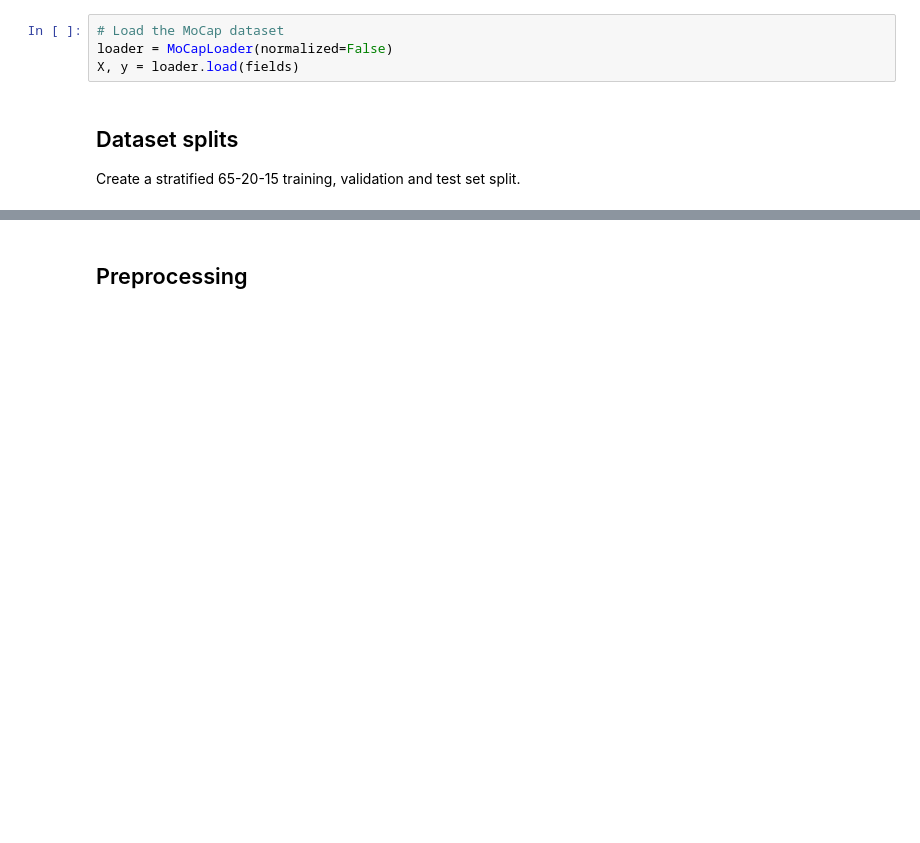
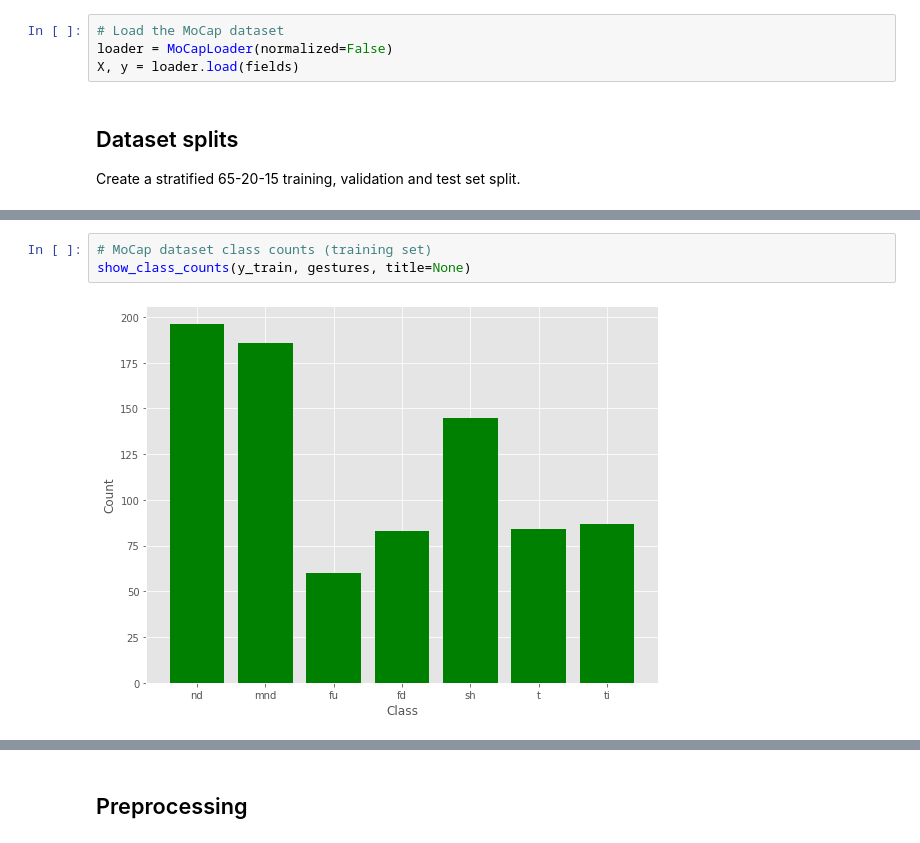
Before and after one commit to eonu/inf4-hons, a Jupyter notebook: notebooks/MoCap Recognition.ipynb, the cells around one changed output, grey strips where cells are left out. Saved outputs shown, nothing was run; the diff lists cells and outputs as text; blank space fills up the shorter version.

```diff
--- a/notebooks/MoCap Recognition.ipynb
+++ b/notebooks/MoCap Recognition.ipynb
@@ -62,0 +61,5 @@ show_durations(X_train, bins=75, title=None)
+# %%
+# MoCap dataset class counts (training set)
+show_class_counts(y_train, gestures, title=None)
+# %% [output]
+[figure, added]
```
Also changed, not shown: parts of 45 cells of this notebook, 2 other files.
